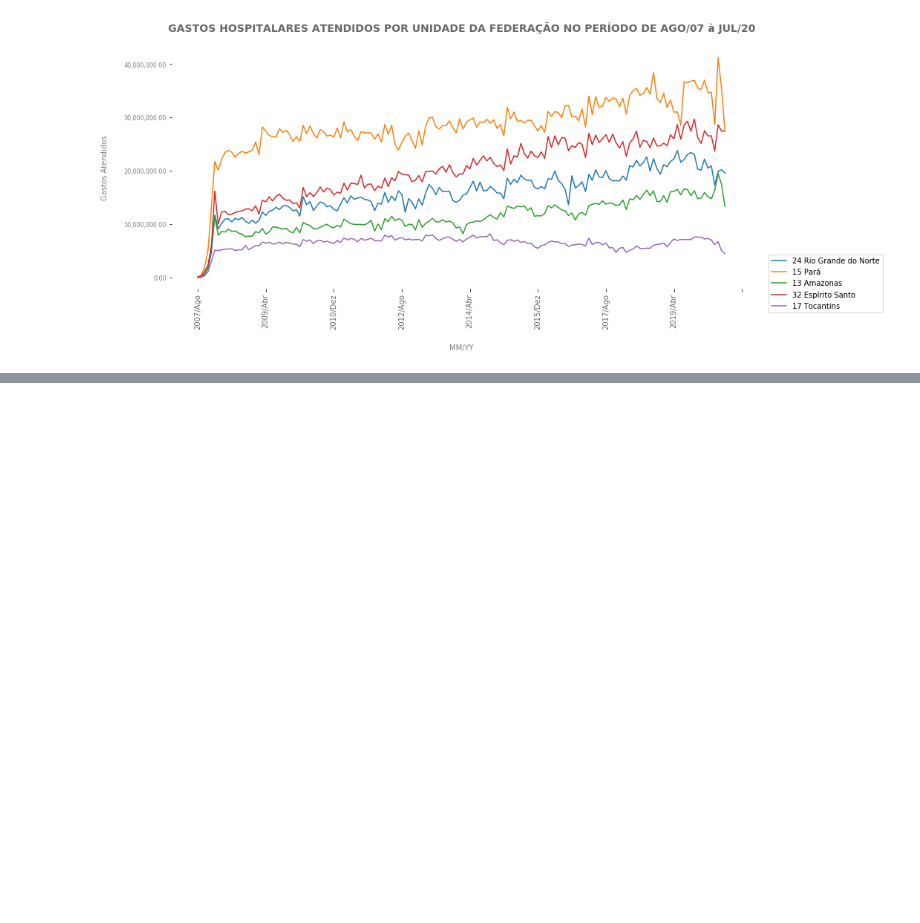
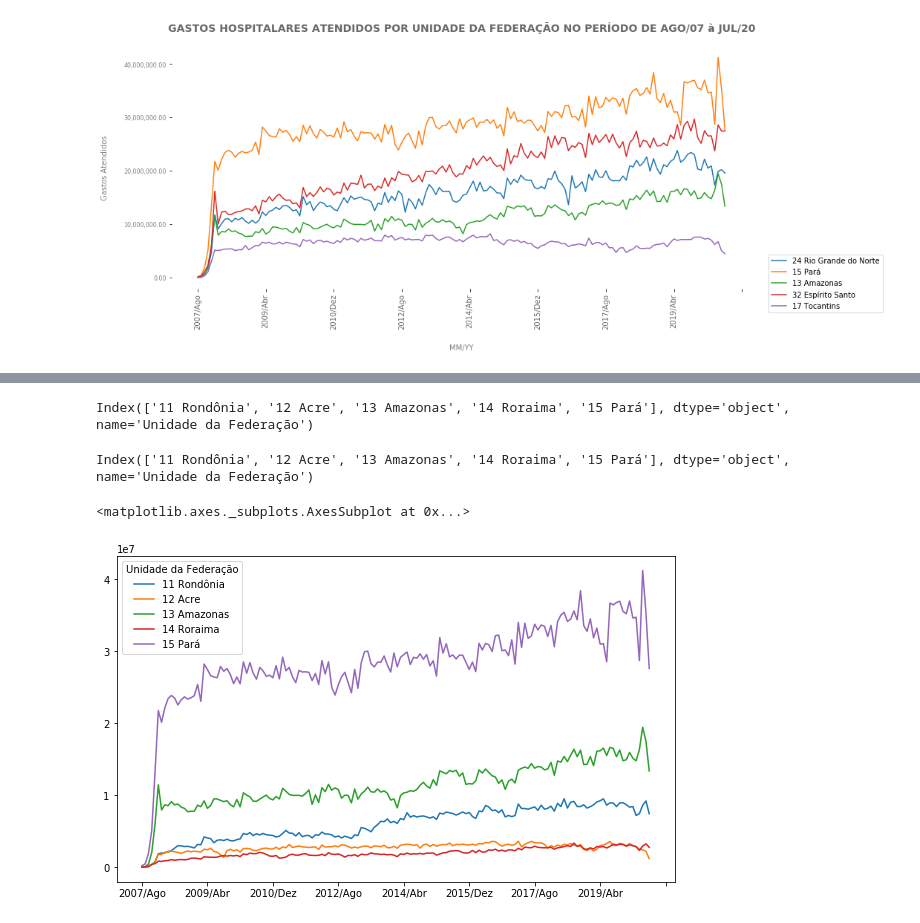
Before and after one commit to daianeklein/bootcamp-Alura, a Jupyter notebook: Bootcamp-DSAplicada.ipynb, the cells around one changed output, grey strips where cells are left out. Cells and saved outputs as stored; diff of their text form; code cells hidden in the pictures; blank space fills up the shorter version.

```diff
--- a/Bootcamp-DSAplicada.ipynb
+++ b/Bootcamp-DSAplicada.ipynb
@@ -446,0 +461,17 @@ plt.show()
+# %%
+# 5 colunas da variável 'usaveis'
+usaveis.T.columns[:5]
+# %% [output]
+Index(['11 Rondônia', '12 Acre', '13 Amazonas', '14 Roraima', '15 Pará'], dtype='object', name='Unidade da Federação')
+# %%
+# 5 colunas da variavel 'usaveis' pelo indice
+usaveis.index[:5]
+# %% [output]
+Index(['11 Rondônia', '12 Acre', '13 Amazonas', '14 Roraima', '15 Pará'], dtype='object', name='Unidade da Federação')
+# %%
+# plot dos 5 primeiros estados
+
+usaveis[:5].T.plot(figsize=(10,6))
+# %% [output]
+<matplotlib.axes._subplots.AxesSubplot at 0x...>
+[figure, added]
```
Also changed, not shown: parts of 4 cells of this notebook.
